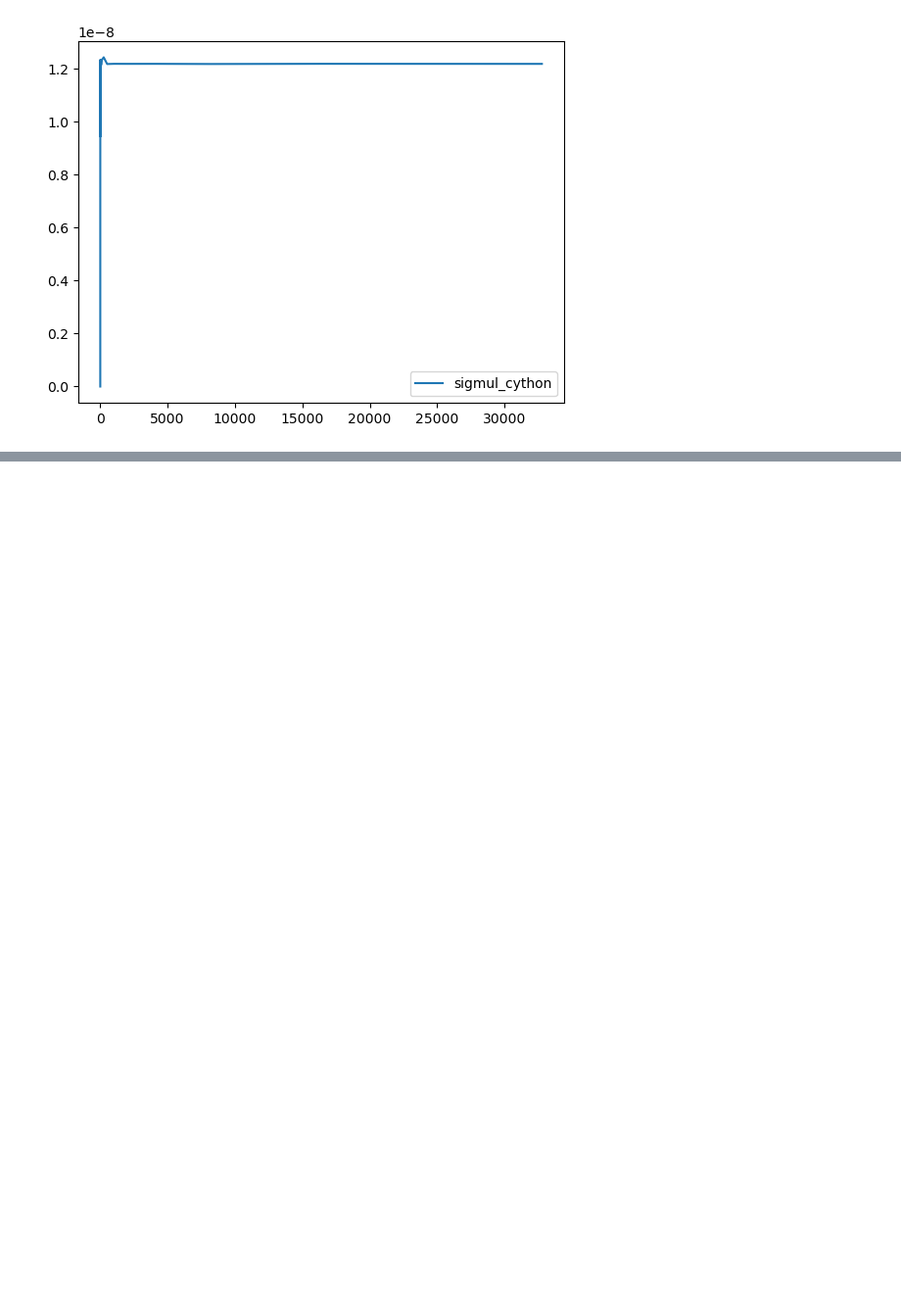
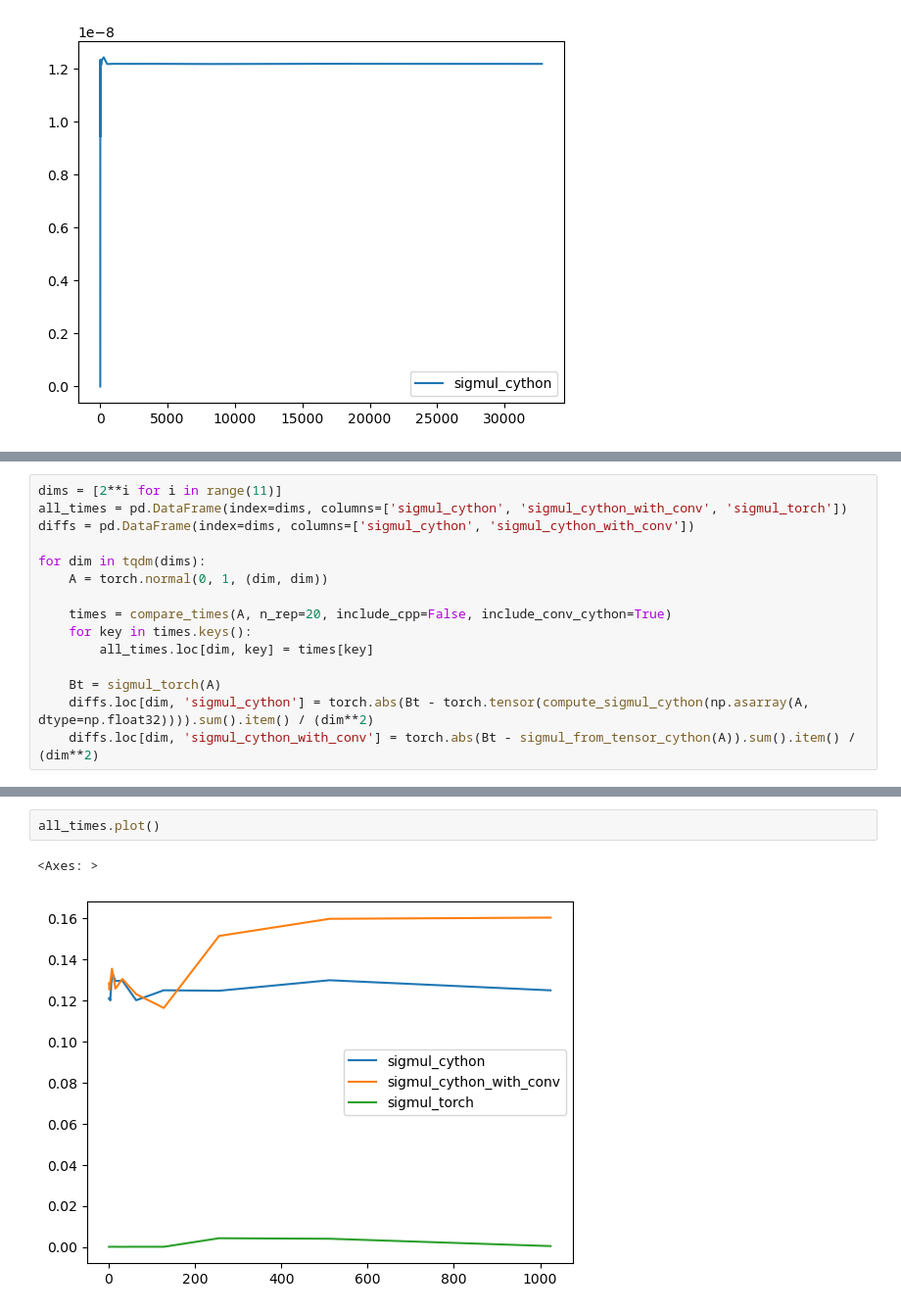
Before and after one commit to matthieu-bricaire/parallel-programming-ensae, a Jupyter notebook: times_comparisons.ipynb, the cells around one changed output, grey strips where cells are left out. Shown: that part at 98% size. Saved outputs shown, nothing was run; the diff lists cells and outputs as text; blank space fills up the shorter version.

```diff
--- a/times_comparisons.ipynb
+++ b/times_comparisons.ipynb
@@ -127,0 +70,15 @@ diffs.plot()
+# %%
+dims = [2**i for i in range(11)]
+all_times = pd.DataFrame(index=dims, columns=['sigmul_cython', 'sigmul_cython_with_conv', 'sigmul_torch'])
+diffs = pd.DataFrame(index=dims, columns=['sigmul_cython', 'sigmul_cython_with_conv'])
+
+for dim in tqdm(dims):
+    A = torch.normal(0, 1, (dim, dim))
+
+    times = compare_times(A, n_rep=20, include_cpp=False, include_conv_cython=True)
+    for key in times.keys():
+        all_times.loc[dim, key] = times[key]
+
+    Bt = sigmul_torch(A)
+    diffs.loc[dim, 'sigmul_cython'] = torch.abs(Bt - torch.tensor(compute_sigmul_cython(np.asarray(A, dtype=np.float32)))).sum().item() / (dim**2)
+    diffs.loc[dim, 'sigmul_cython_with_conv'] = torch.abs(Bt - sigmul_from_tensor_cython(A)).sum().item() / (dim**2)
@@ -127,0 +100,5 @@ diffs.plot()
+# %%
+all_times.plot()
+# %% [output]
+<Axes: >
+[figure, added]
```
Also changed, not shown: parts of 14 cells of this notebook, 1 other file.
